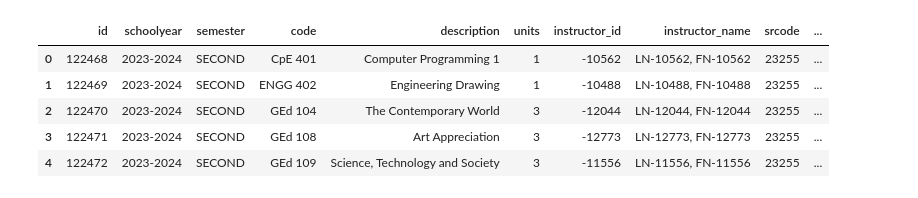
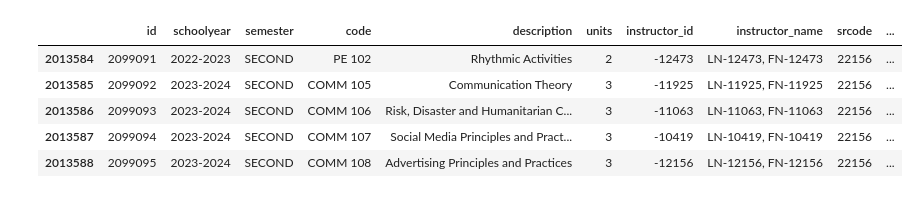
Before and after one commit to Geo-Bibas/LEONAIDAS, a Jupyter notebook: etl/streaming_simulation.ipynb, the cells around one changed output. Drawn from its saved outputs; the diff is of its cells as text; code cells hidden in the pictures.

```diff
--- a/etl/streaming_simulation.ipynb
+++ b/etl/streaming_simulation.ipynb
@@ -16,11 +16,11 @@ port = "5433"
 engine = create_engine(f'postgresql://{uid}:{pwd}@{server}:{port}/{db}')
 # %%
 df = pd.read_sql('Select * from grades', engine)
-df.head()
+df.tail()
 # %% [output]
 |  | id | schoolyear | semester | code | description | units | instructor_id | instructor_name | srcode | ... |
-| 0 | 122468 | 2023-2024 | SECOND | CpE 401 | Computer Programming 1 | 1 | -10562 | LN-10562, FN-10562 | 23255 | ... |
-| 1 | 122469 | 2023-2024 | SECOND | ENGG 402 | Engineering Drawing | 1 | -10488 | LN-10488, FN-10488 | 23255 | ... |
-| 2 | 122470 | 2023-2024 | SECOND | GEd 104 | The Contemporary World | 3 | -12044 | LN-12044, FN-12044 | 23255 | ... |
-| 3 | 122471 | 2023-2024 | SECOND | GEd 108 | Art Appreciation | 3 | -12773 | LN-12773, FN-12773 | 23255 | ... |
-| 4 | 122472 | 2023-2024 | SECOND | GEd 109 | Science, Technology and Society | 3 | -11556 | LN-11556, FN-11556 | 23255 | ... |
+| 2013584 | 2099091 | 2022-2023 | SECOND | PE 102 | Rhythmic Activities | 2 | -12473 | LN-12473, FN-12473 | 22156 | ... |
+| 2013585 | 2099092 | 2023-2024 | SECOND | COMM 105 | Communication Theory | 3 | -11925 | LN-11925, FN-11925 | 22156 | ... |
+| 2013586 | 2099093 | 2023-2024 | SECOND | COMM 106 | Risk, Disaster and Humanitarian C... | 3 | -11063 | LN-11063, FN-11063 | 22156 | ... |
+| 2013587 | 2099094 | 2023-2024 | SECOND | COMM 107 | Social Media Principles and Pract... | 3 | -10419 | LN-10419, FN-10419 | 22156 | ... |
+| 2013588 | 2099095 | 2023-2024 | SECOND | COMM 108 | Advertising Principles and Practices | 3 | -12156 | LN-12156, FN-12156 | 22156 | ... |
```
Also changed, not shown: parts of 2 cells of this notebook, 10 other files.
